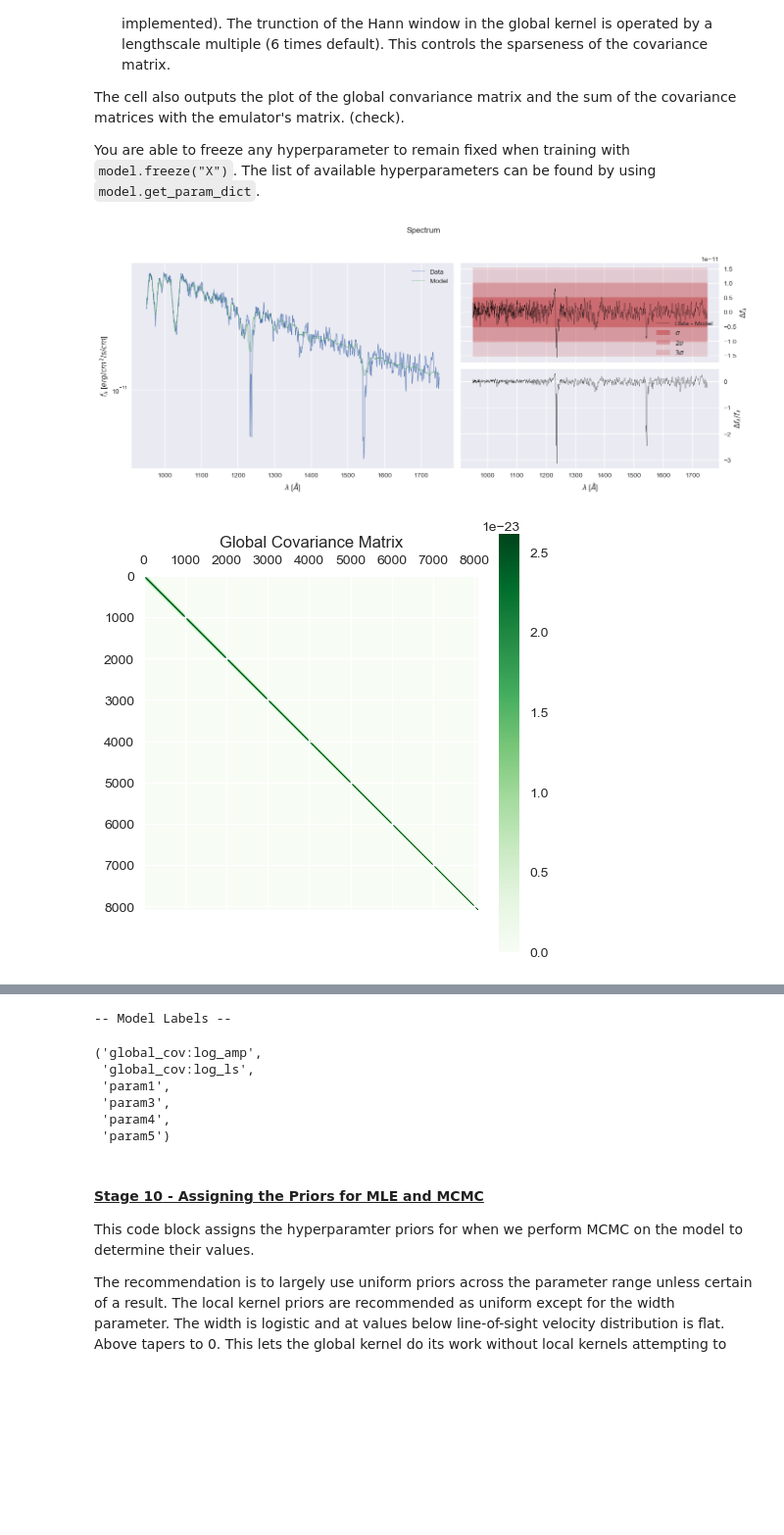
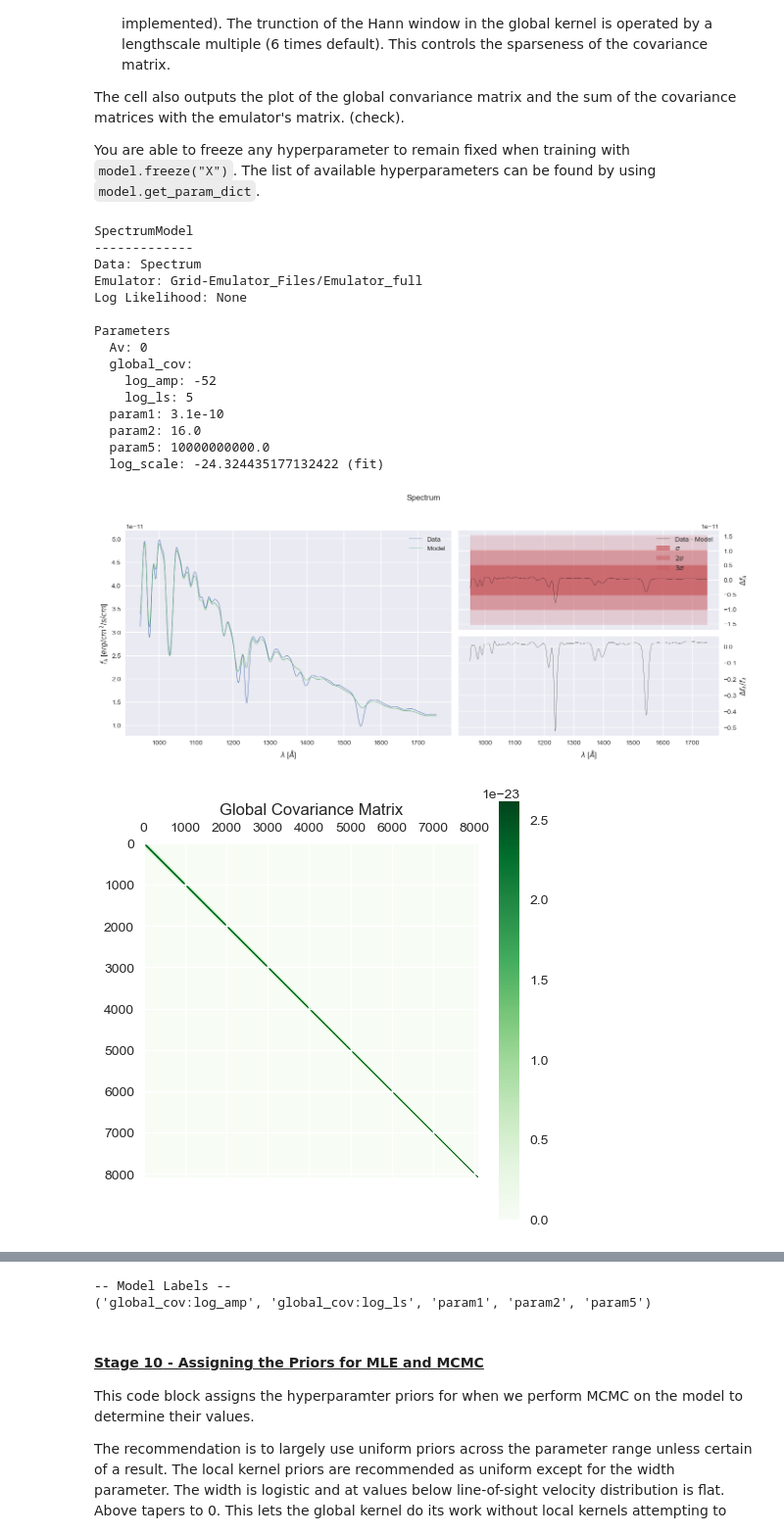
Before and after one commit to AustenWallis/Speculate, a Jupyter notebook: Speculate Cookbook Guide.ipynb, the cells around one changed output, grey strips where cells are left out. Shown at 98% size. Saved outputs shown, nothing was run; the diff lists cells and outputs as text; code cells hidden in the pictures; blank space fills up the shorter version.

```diff
--- a/Speculate Cookbook Guide.ipynb
+++ b/Speculate Cookbook Guide.ipynb
@@ -523,12 +527,13 @@ The code cell loads your emulator file, ensure this is the correct file you wish
 # %%
 """5) If you want to see the emulator covariance matrix for a grid point, run this cell"""
 
-emu = Emulator.load("KWD_emu_full_ss_cyg.hdf5")
+emu = Emulator.load("Grid-Emulator_Files/Emulator_full.hdf5")
 random_grid_point = random.choice(emu.grid_points)
 print("Random Grid Point Selection")
 print(list(emu.param_names))
+print(emu.grid_points[0])
 print(random_grid_point)
-weights, cov = emu(random_grid_point)
+weights, cov = emu(emu.grid_points[0]) #random_grid_point
 X = emu.eigenspectra * (emu.flux_std)
 flux = (weights @ X) + emu.flux_mean
 emu_cov = X.T @ cov @ X
@@ -536,5 +541,6 @@ plt.matshow(emu_cov, cmap='Reds')
 plt.title("Emulator Covariance Matrix")
 plt.colorbar()
 plt.show()
+plt.plot(emu.wl, flux)
 # %% [output]
 Random Grid Point Selection
@@ -572,20 +628,21 @@ Upon completion a plot of your data spectrum should be shown.
 """
 ### ----- Switches here ----|
                             # Turn off/on [0,1] to use this method
-data_one = 0                # 1)
-data_two = 1                # 2)
-data_three = 0              # 3) <--- Yet to implement!
+data_one = 1                # 1)
+data_two = 0                # 2)
+data_three = 0              # 3)
 data_four = 0               # 4)
 ### ------------------------|
 
 ### ----------- Inputs here ------------|
 # 1)
 if data_one == 1:
-    file = 'sscyg_k2_040102000000.spec' # < File corresponds to grid points in section 2
+    file = 'sscyg_k2_040102000001.spec' # < File corresponds to grid points in section 2
                                         # < Parameter's point given by the XX number in the name (6 params = 12 digits)
+                                        # < 040102000000 = 4.5e-10, 16, 1, 1, 1e10, 3
 # 2)
 if data_two == 1:
-    file = 'sscyg_k2_040102000000.spec' # < File naming same as 1)
+    file = 'sscyg_k2_040102000001.spec' # < File naming same as 1)
     noise_std = 0.50                    # < Percentage noise (0.05 sigma)
 # 3)
 if data_three == 1:
@@ -611,17 +668,21 @@ if data_three == 1:
 if data_four == 1:
     waves, fluxes = np.loadtxt(f'kgrid/{file}', unpack = True, usecols=(1,10), skiprows=74)
 
-
-
+# Data manipulation/truncation into correct format.
 wl_range_data = (wl_range[0]+50, wl_range[1]-50)
 waves = np.flip(waves)
 fluxes = np.flip(fluxes)
+fluxes = gaussian_filter1d(fluxes, 50)
+if scale == 'log':
+    fluxes = [np.log10(i) for i in fluxes] #log
+    fluxes = np.array(fluxes) #log
+if scale == 'scaled':
+    fluxes /= np.mean(fluxes)
 indexes = np.where((waves >= wl_range_data[0]) & (waves <= wl_range_data[1]))
 waves = waves[indexes[0]]
 fluxes = fluxes[indexes[0]]
 raw_flux = list(fluxes)
-fluxes = gaussian_filter1d(fluxes, 5)
 sigmas = np.zeros(len(waves))
 data = Spectrum(waves, fluxes, sigmas=sigmas, masks=None)
-data.plot()
+data.plot(yscale="linear")
 # %% [output]
@@ -772,32 +860,47 @@ You are able to freeze any hyperparameter to remain fixed when training with `mo
 # %%
 """9 Assigning the model and initial model plot"""
 
 ### ----- Inputs here ------|
-log_amp = -52               # Natural logarithm of the global covariance's Matern 3/2 kernel amplitude
+log_amp = -52                # Natural logarithm of the global covariance's Matern 3/2 kernel amplitude log=-52 'linear', log=-8 'log'
 log_ls = 5                  # Natural logarithm of the global covariance's Matern 3/2 kernel lengthscale
 ### ------------------------|
 
 model = SpectrumModel(
-    'KWD_emu_full_ss_cyg.hdf5',
+    'Grid-Emulator_Files/Emulator_full.hdf5',
     data,
-    grid_params=list(emu.grid_points[10]), #[list, of , grid , points]
+    grid_params=list(emu.grid_points[30]), #[list, of , grid , points] 39 test data point
     Av=0,
     global_cov=dict(log_amp=log_amp, log_ls=log_ls)
 )
-model
-model.plot()
-model_flux, model_cov = model()
+print(model)
+model.plot(yscale="linear")
+
 plt.matshow(model._glob_cov, cmap='Greens')
 plt.title("Global Covariance Matrix")
 plt.colorbar()
 plt.show()
 plt.matshow(model_cov, cmap='Blues')
 plt.title("Sum Covariance Matrix")
 plt.colorbar()
 plt.show()
 model.freeze("Av")
 print("-- Model Labels --")
-model.labels
+print(model.labels)
 # %% [output]
+SpectrumModel
+-------------
+Data: Spectrum
+Emulator: Grid-Emulator_Files/Emulator_full
+Log Likelihood: None
+
+Parameters
+  Av: 0
+  global_cov:
+    log_amp: -52
+    log_ls: 5
+  param1: 3.1e-10
+  param2: 16.0
+  param5: 10000000000.0
+  log_scale: -24.324435177132422 (fit)
-[figure, old version]
+[figure, new version]
 [figure]
@@ -805,7 +908,2 @@ model.labels
--- Model Labels --
-('global_cov:log_amp',
- 'global_cov:log_ls',
- 'param1',
- 'param3',
- 'param4',
- 'param5')
+-- Model Labels --
+('global_cov:log_amp', 'global_cov:log_ls', 'param1', 'param2', 'param5')
```
Also changed, not shown: parts of 30 cells of this notebook, 34 other files.
